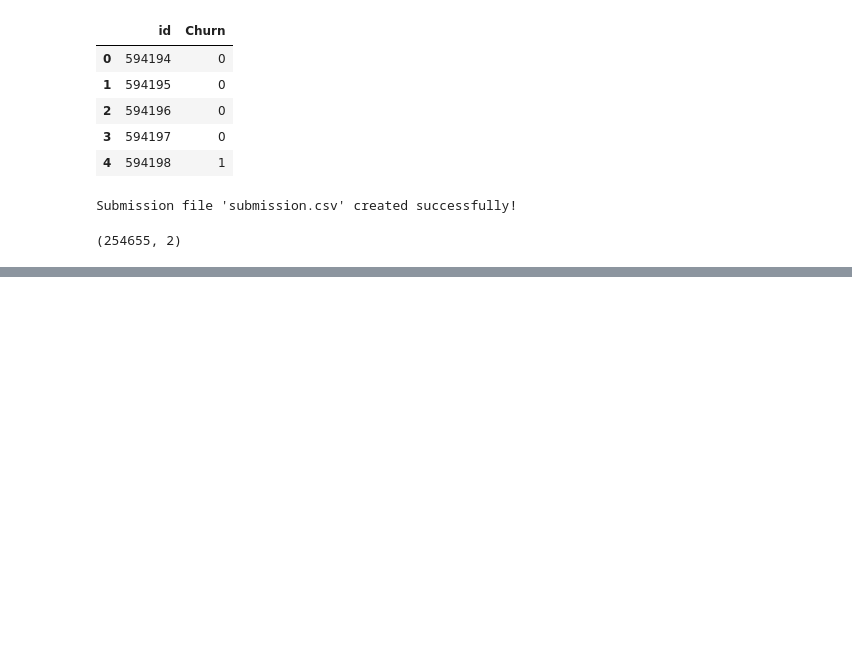
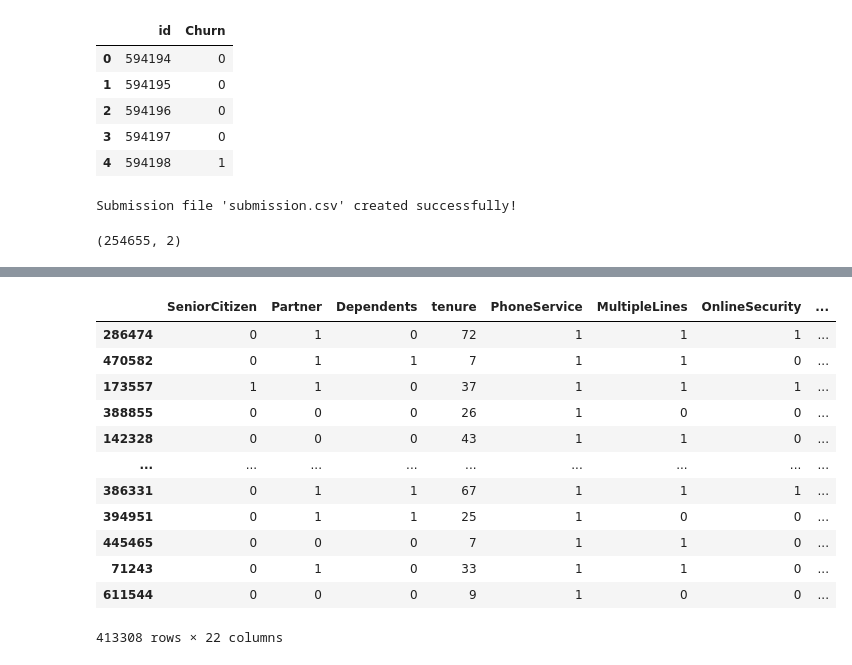
Before and after one commit to YugYadav25/kaggle-notebooks, a Jupyter notebook: Chrun Prediction playground-series-s6e3/ChurnPredic.ipynb, the cells around one changed output, grey strips where cells are left out. Saved outputs shown, nothing was run; the diff lists cells and outputs as text; code cells hidden in the pictures; blank space fills up the shorter version.

```diff
--- a/Chrun Prediction playground-series-s6e3/ChurnPredic.ipynb
+++ b/Chrun Prediction playground-series-s6e3/ChurnPredic.ipynb
@@ -826,0 +872,3 @@ Submission file 'submission.csv' created successfully!
+# %%
+X_train, X_test, y_train, y_test = train_test_split(
+   X, y, test_size=0.33, random_state=42)
@@ -826,0 +883,7 @@ Submission file 'submission.csv' created successfully!
+# %%
+X_sm,y_sm=smote.fit_resample(X_train,y_train)
+# %%
+X_train, X_test, y_train, y_test = train_test_split(
+   X_sm, y_sm, test_size=0.33, random_state=42,stratify=y_sm)
+# %%
+model_xgboost.fit(X_train,y_train)
@@ -826,0 +902,19 @@ Submission file 'submission.csv' created successfully!
+# %%
+# y_pred=model_xgboost.predict(test_data_processed)
+# accuracy_score(y_pred,y_test)
+
+X_train
+# %% [output]
+|  | SeniorCitizen | Partner | Dependents | tenure | PhoneService | MultipleLines | OnlineSecurity | ... |
+| 286474 | 0 | 1 | 0 | 72 | 1 | 1 | 1 | ... |
+| 470582 | 0 | 1 | 1 | 7 | 1 | 1 | 0 | ... |
+| 173557 | 1 | 1 | 0 | 37 | 1 | 1 | 1 | ... |
+| 388855 | 0 | 0 | 0 | 26 | 1 | 0 | 0 | ... |
+| 142328 | 0 | 0 | 0 | 43 | 1 | 1 | 0 | ... |
+| ... | ... | ... | ... | ... | ... | ... | ... | ... |
+| 386331 | 0 | 1 | 1 | 67 | 1 | 1 | 1 | ... |
+| 394951 | 0 | 1 | 1 | 25 | 1 | 0 | 0 | ... |
+| 445465 | 0 | 0 | 0 | 7 | 1 | 1 | 0 | ... |
+| 71243 | 0 | 1 | 0 | 33 | 1 | 1 | 0 | ... |
+| 611544 | 0 | 0 | 0 | 9 | 1 | 0 | 0 | ... |
+413308 rows × 22 columns
```
Also changed, not shown: parts of 36 cells of this notebook.
